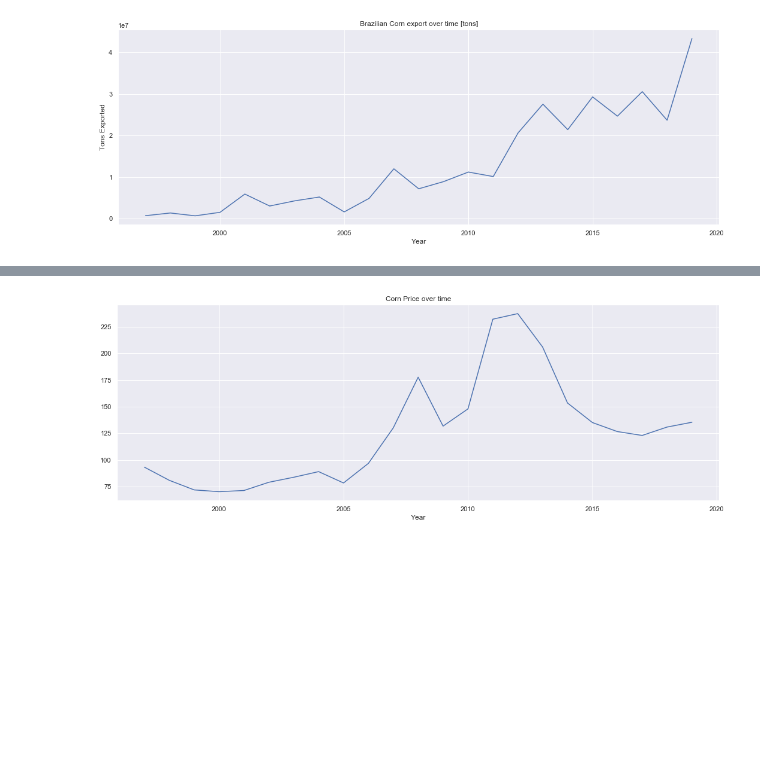
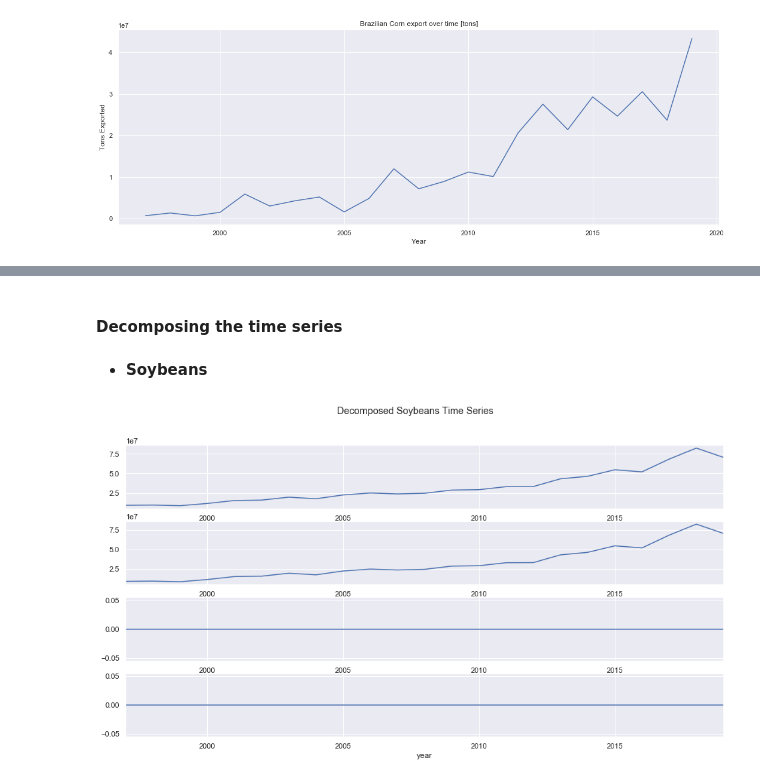
Before and after one commit to rpdieego/case_4intelligence, a Jupyter notebook: Data Analysis Skill Test - Case 2.ipynb, the cells around one changed output, grey strips where cells are left out. Drawn from its saved outputs; the diff is of its cells as text; code cells hidden in the pictures; blank space fills up the shorter version.

```diff
--- a/Data Analysis Skill Test - Case 2.ipynb
+++ b/Data Analysis Skill Test - Case 2.ipynb
@@ -1081,5 +1077,0 @@ plot_covariate(same_period_cov_df['price_soybean_meal'], 'Soybeans Meal Price')
-# %%
-# Soybeans Meal Price
-plot_covariate(same_period_cov_df['price_corn'], 'Corn Price')
-# %% [output]
-[figure, removed]
@@ -1085,0 +1116,31 @@ plot_covariate(same_period_cov_df['price_corn'], 'Corn Price')
+# %% [markdown]
+####  Decomposing the time series
+# %%
+def decompose_ts(ts, prod):
+    '''
+    INPUT: (ts) time series to be decomposed
+           (prod) product
+
+    OUTPUT: none
+
+    This function decomposes the time series into it's components: Trend, Seasonality and Residuals using
+    the seasonal_decomposing functions from statsmodels.tsa and plot it
+
+    '''
+    decomposed_ts = seasonal_decompose(ts)
+    #plot the ts components
+    fig, (ax1, ax2, ax3, ax4) = plt.subplots(4,1, figsize=(16,8))
+
+    plt.suptitle('Decomposed {} Time Series'.format(prod))
+
+    decomposed_ts.observed.plot(ax=ax1)
+    decomposed_ts.trend.plot(ax=ax2)
+    decomposed_ts.seasonal.plot(ax=ax3)
+    decomposed_ts.resid.plot(ax=ax4)
+# %% [markdown]
+*   **Soybeans**
+# %%
+# Decompose Soybeans Exports Data
+decompose_ts(soybeans_df,'Soybeans')
+# %% [output]
+[figure, added]
```
Also changed, not shown: parts of 37 cells of this notebook.
